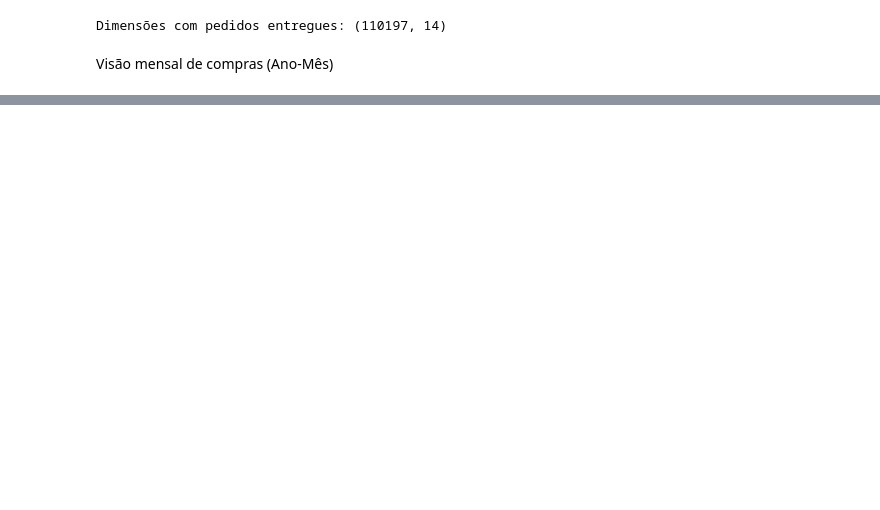
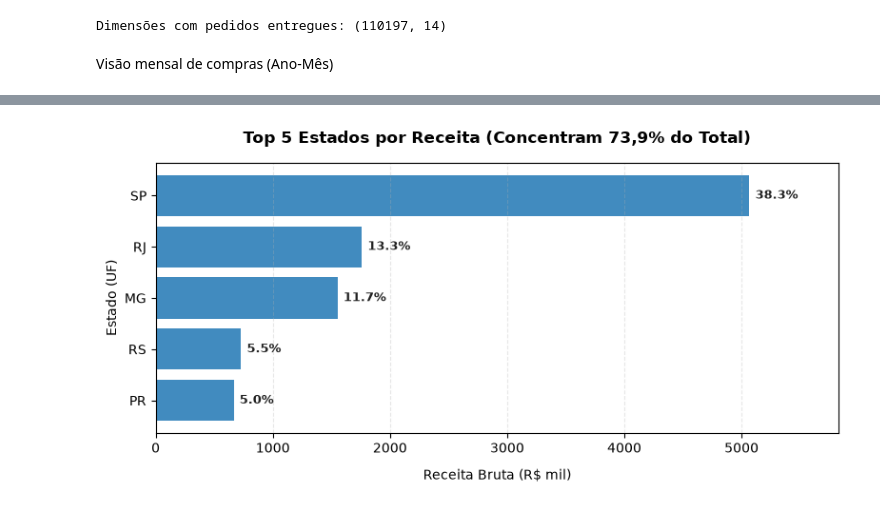
Before and after one commit to diegoolsilva/analise_olist, a Jupyter notebook: Notebooks/01_exploracao_inicial.ipynb, the cells around one changed output, grey strips where cells are left out. Cells and saved outputs as stored; diff of their text form; code cells hidden in the pictures; blank space fills up the shorter version.

```diff
--- a/Notebooks/01_exploracao_inicial.ipynb
+++ b/Notebooks/01_exploracao_inicial.ipynb
@@ -188,0 +390,17 @@ Visão mensal de compras (Ano-Mês)
+# %%
+# 1. Agrupamento por estado do comprador
+state_sales = df_delivered.groupby('customer_state')['price'].sum().reset_index()
+state_sales.columns = ['estado', 'receita_total']
+
+# 2. Ordenar do maior para o menor
+state_sales = state_sales.sort_values(by='receita_total', ascending=False)
+
+# 3. Percentual individual
+state_sales['percentual'] = (state_sales['receita_total'] / state_sales['receita_total'].sum()) * 100
+
+# 4. Percentual acumulado
+state_sales['percentual_acumulado'] = state_sales['percentual'].cumsum()
+
+# 5. Exibir os 5 principais estados
+top_5_states = state_sales.head(5).copy()
+top_5_states
@@ -188,0 +452,37 @@ Visão mensal de compras (Ano-Mês)
+# %%
+# 1. Configurar área do gráfico
+plt.figure(figsize=(8, 4))
+
+# 2. Ordenar para o maior estado ficar no topo
+top_5_grafico = top_5_states.sort_values(by='receita_total', ascending=True)
+
+barras_est = plt.barh(
+    top_5_grafico['estado'],
+    top_5_grafico['receita_total'] / 1000,
+    color='#1f77b4',
+    alpha=0.85
+)
+
+# 3. Adicionar o percentual ao lado de cada barra
+for barra, pct in zip(barras_est, top_5_grafico['percentual']):
+    plt.text(
+        barra.get_width() + 50,
+        barra.get_y() + barra.get_height() / 2,
+        f"{pct:.1f}%",
+        va='center',
+        fontsize=9,
+        fontweight='bold',
+        color='#222222'
+    )
+
+# 4. Ajustes executivos
+plt.title('Top 5 Estados por Receita (Concentram 73,9% do Total)', fontsize=12, fontweight='bold', pad=15)
+plt.xlabel('Receita Bruta (R$ mil)', fontsize=10, labelpad=10)
+plt.ylabel('Estado (UF)', fontsize=10)
+plt.grid(axis='x', linestyle='--', alpha=0.3)
+plt.xlim(0, top_5_grafico['receita_total'].max() / 1000 * 1.15)
+
+plt.tight_layout()
+plt.show()
+# %% [output]
+[figure, added]
```
Also changed, not shown: parts of 23 cells of this notebook, 9 other files.
